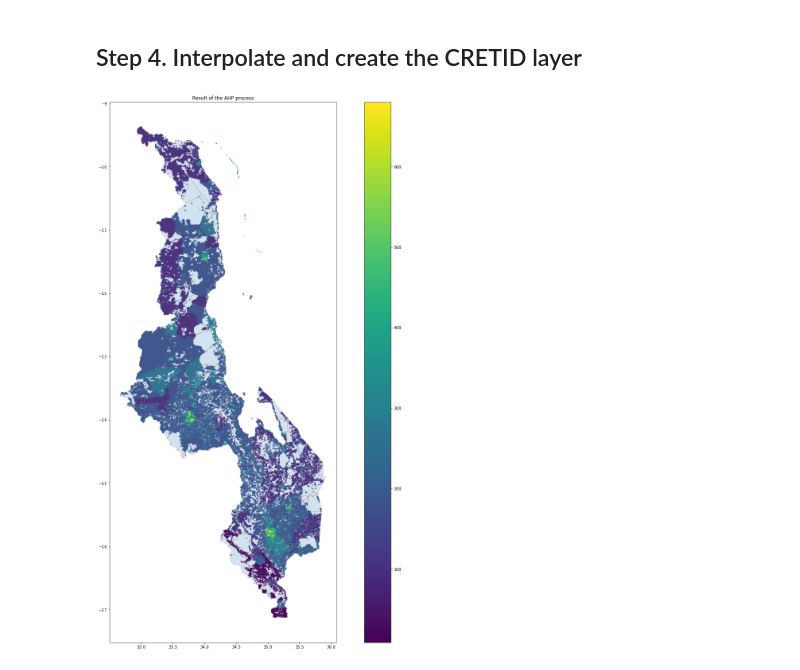
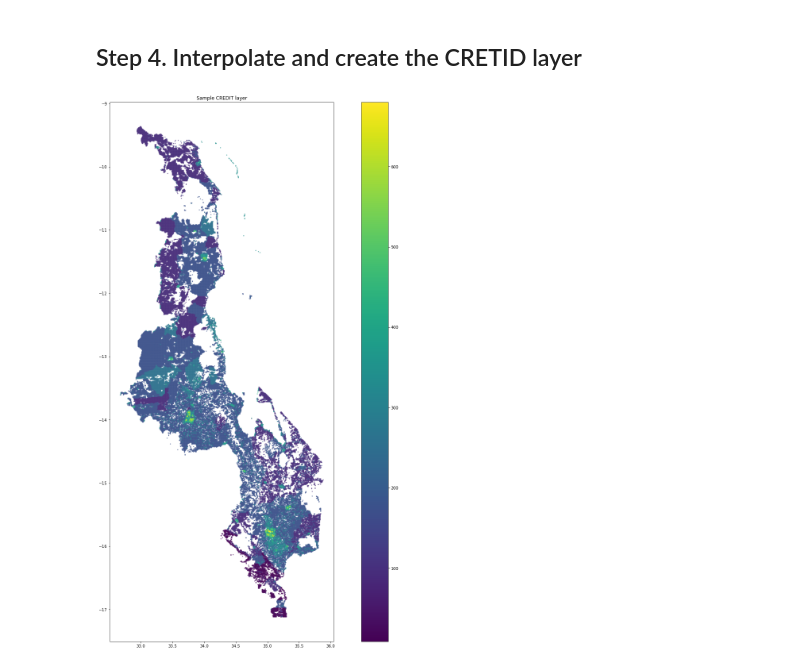
Before and after one commit to global-electrification-platform/CREDIT_layer, a Jupyter notebook: CREDIT layer.ipynb, the cells around one changed output. Drawn from its saved outputs; the diff is of its cells as text; code cells hidden in the pictures.

Commit message:
Adding rasterio option for summing reclassified rasters; adding sample output files; updating ipynb

```diff
--- a/CREDIT layer.ipynb
+++ b/CREDIT layer.ipynb
@@ -879,19 +997,19 @@ pov_gdp_gdf["CREDIT"] = y_interp(pov_gdp_gdf["AHP_index"])
 # %%
 # Create the axis first
 fig, ax = plt.subplots(figsize=(25, 25))
-admin_gdf.plot(ax=ax, edgecolor='brown', alpha=0.2)
+#admin_gdf.plot(ax=ax, edgecolor='brown', alpha=0.2)
 pov_gdp_gdf.sort_values('CREDIT', ascending=True).plot(ax=ax, column='CREDIT',
                            legend=True, markersize=3, cmap="viridis",
                            figsize=(20, 20), alpha=0.5)
 # Make figure aspect ratio ensure that 10x10 km square appears square
 ax.set_aspect('equal', 'box')
-txt = ax.set_title('Result of the AHP process'.format(""))
+txt = ax.set_title('Sample CREDIT layer'.format(""))
 
 # Save plot as figure
-#plt.savefig('Example.png', bbox_inches='tight')
+plt.savefig(os.path.join(sample_output, 'Sample_result.png'), bbox_inches='tight')
 logging.getLogger('matplotlib.font_manager').disabled = True
 # %% [output]
-[figure, old version]
+[figure, new version]
 # %%
 # Reproject data to the proper coordinate system for the country
 pov_gdp_gdf_proj = pov_gdp_gdf.to_crs({'init': 'epsg:32736'})    # for Malawi
```
Also changed, not shown: parts of 19 cells of this notebook, 5 other files.
